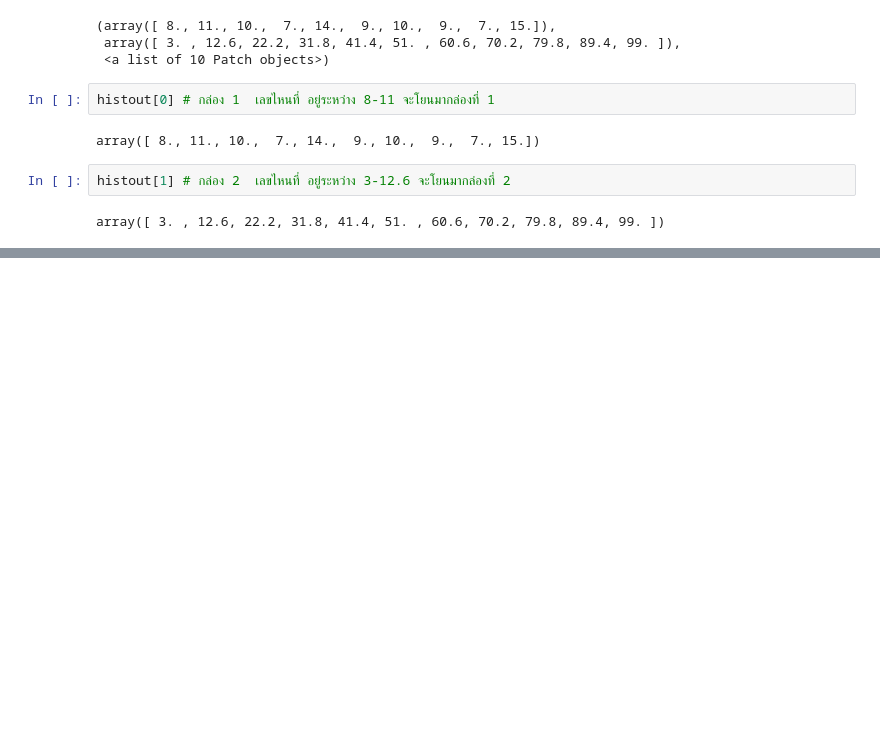
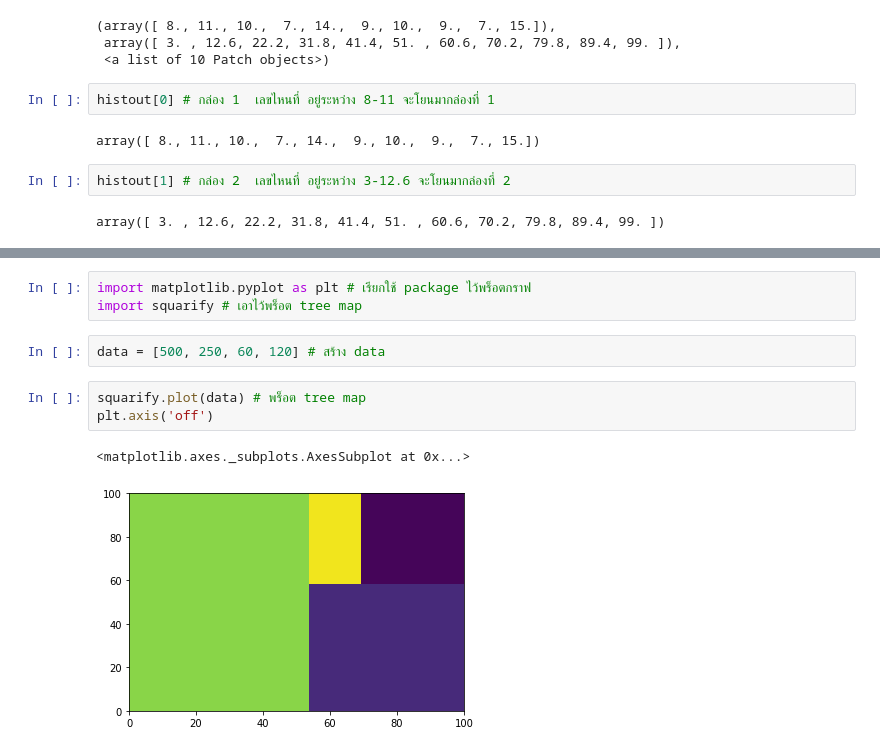
Before and after one commit to SupidchayaTangkidwanich/data_viz_2022, a Jupyter notebook: DataViz04_Data_Comparison.ipynb, the cells around one changed output, grey strips where cells are left out. Drawn from its saved outputs; the diff is of its cells as text; blank space fills up the shorter version.

Commit message:
Tree Map and Spyder

```diff
--- a/DataViz04_Data_Comparison.ipynb
+++ b/DataViz04_Data_Comparison.ipynb
@@ -306,0 +328,11 @@ array([ 3. , 12.6, 22.2, 31.8, 41.4, 51. , 60.6, 70.2, 79.8, 89.4, 99. ])
+# %%
+import matplotlib.pyplot as plt # เรียกใช้ package ไว้พร็อตกราฟ
+import squarify # เอาไว้พร็อต tree map
+# %%
+data = [500, 250, 60, 120] # สร้าง data
+# %%
+squarify.plot(data) # พร็อต tree map
+plt.axis('off')
+# %% [output]
+<matplotlib.axes._subplots.AxesSubplot at 0x...>
+[figure, added]
```
Also changed, not shown: parts of 21 cells of this notebook.
